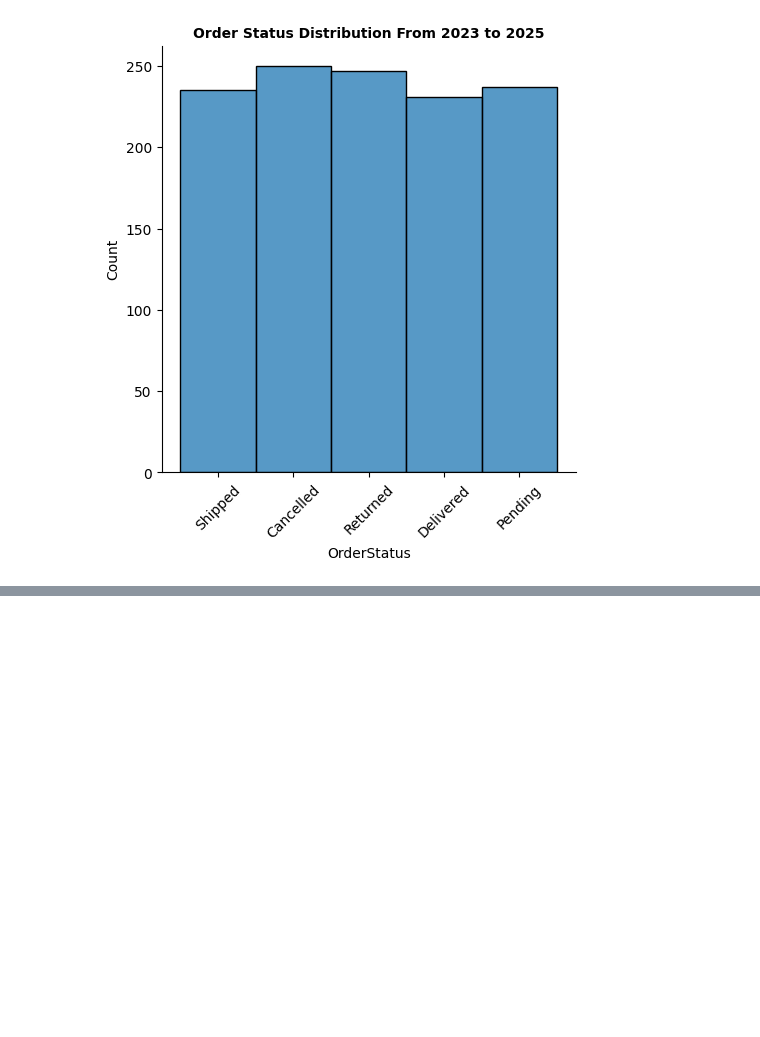
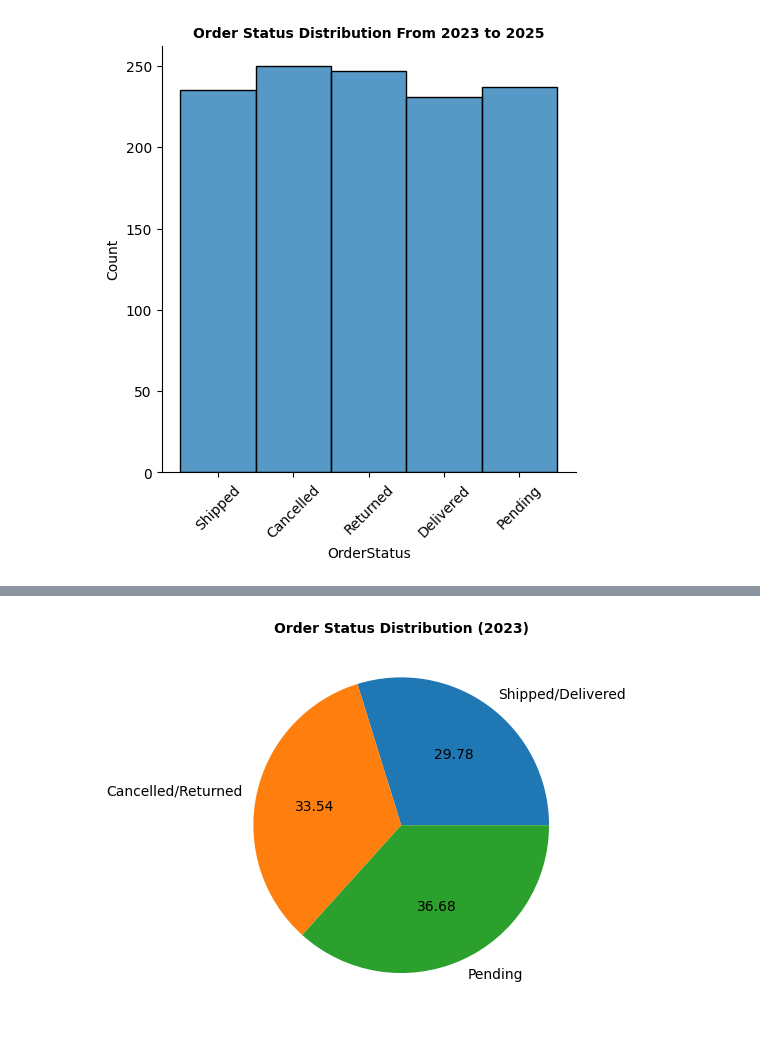
Before and after one commit to Vaishnavi-T-G/Sales_Data, a Jupyter notebook: Welcome_To_Colab.ipynb, the cells around one changed output, grey strips where cells are left out. Saved outputs shown, nothing was run; the diff lists cells and outputs as text; code cells hidden in the pictures; blank space fills up the shorter version.

```diff
--- a/Welcome_To_Colab.ipynb
+++ b/Welcome_To_Colab.ipynb
@@ -70,0 +171,11 @@ plt.show()
+# %%
+Store_sale_2023 = Store_2023[Store_2023['OrderStatus'].str.contains('Shipped','Deilivered')]
+Store_return_2023 = Store_2023[Store_2023['OrderStatus'].str.contains('Cancelled','Returned')]
+Store_pending_2023 = Store_2023[Store_2023['OrderStatus'].str.contains('Pending')]
+Size = len(Store_sale_2023), len(Store_return_2023), len(Store_pending_2023)
+labels = ['Shipped/Delivered', 'Cancelled/Returned', 'Pending']
+plt.pie(Size,labels=labels,autopct ='%0.2f')
+plt.title('Order Status Distribution (2023)',fontweight = 'bold', fontsize =10)
+plt.show()
+# %% [output]
+[figure, added]
```
Also changed, not shown: parts of 13 cells of this notebook.
